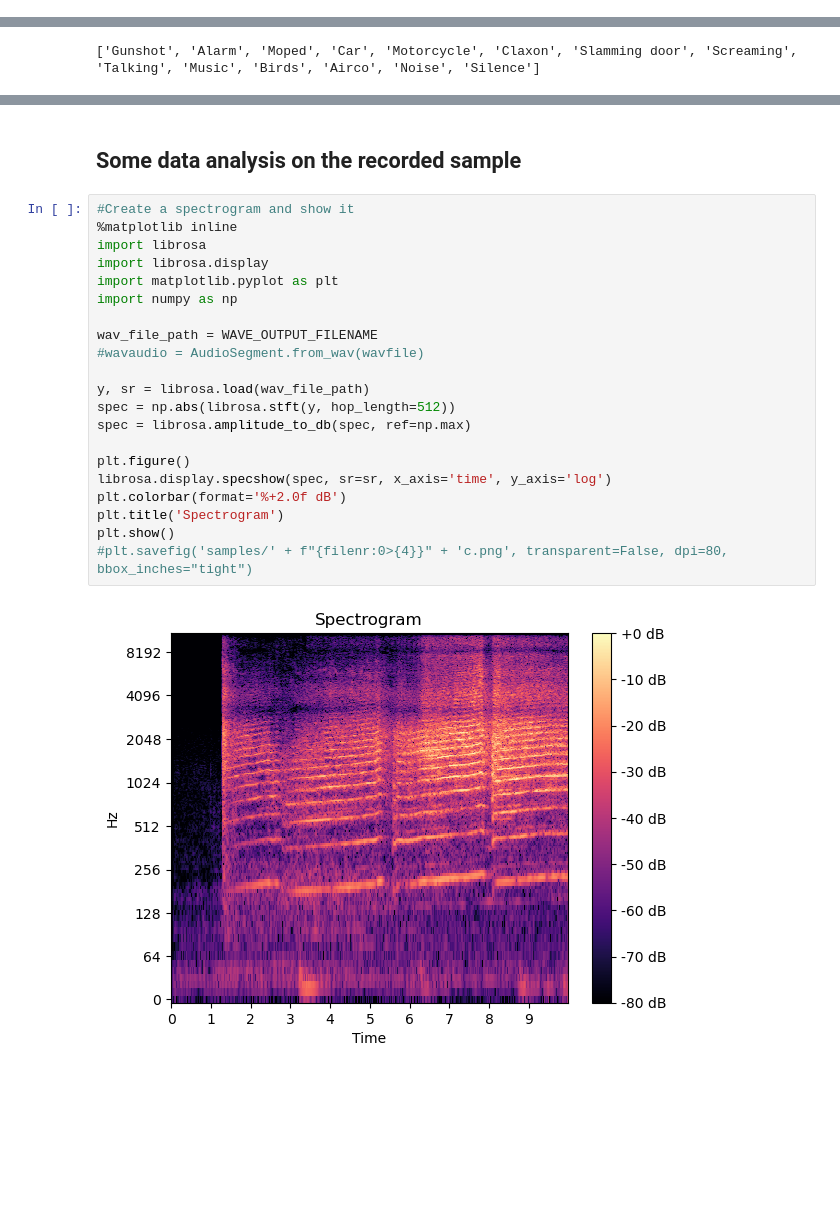
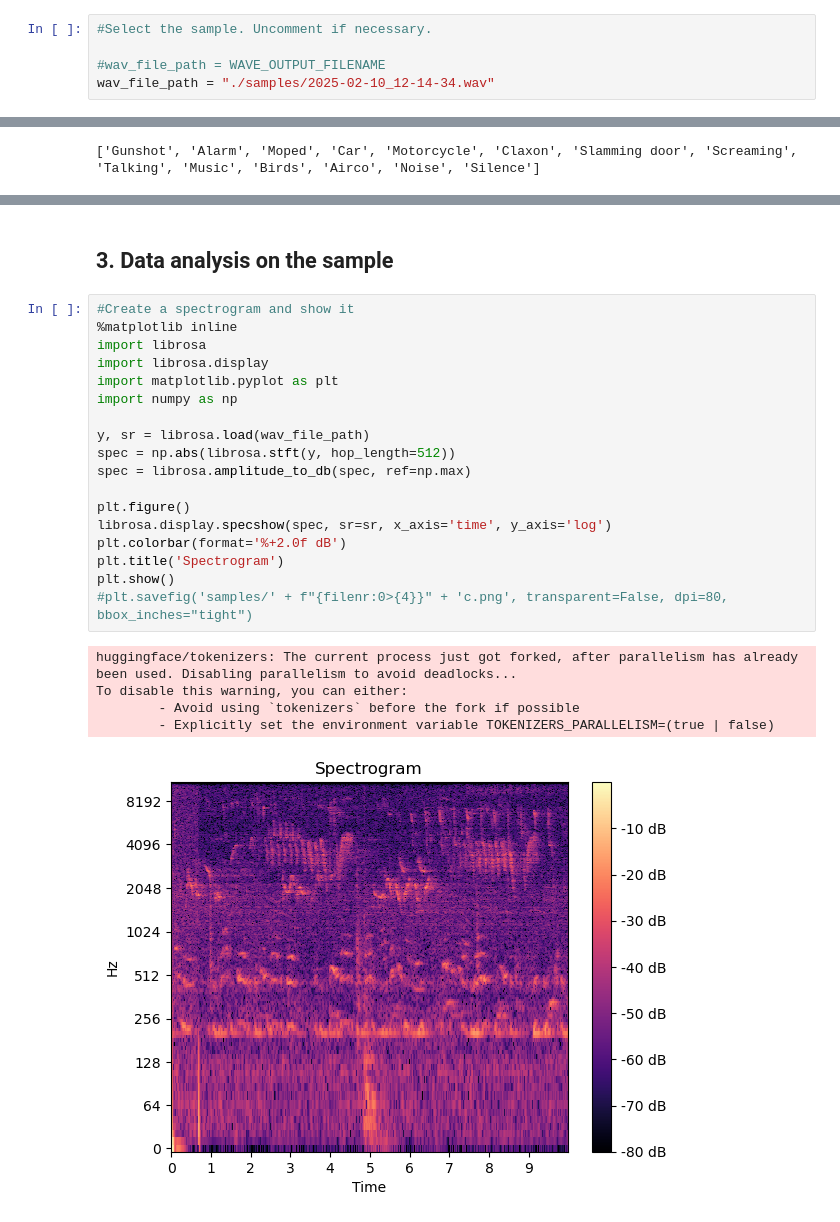
Before and after one commit to MichielBontenbal/run_CLAP, a Jupyter notebook: UrbanSounds_audio_pipeline.ipynb, the cells around one changed output, grey strips where cells are left out. Saved outputs shown, nothing was run; the diff lists cells and outputs as text; blank space fills up the shorter version.

```diff
--- a/UrbanSounds_audio_pipeline.ipynb
+++ b/UrbanSounds_audio_pipeline.ipynb
@@ -173,3 +147,8 @@ Sample Rate: 48000
+# %%
+#Select the sample. Uncomment if necessary.
+
+#wav_file_path = WAVE_OUTPUT_FILENAME
+wav_file_path = "./samples/2025-02-10_12-14-34.wav"
 # %%
 # With the similarity search approach of CLAP we can now use a whole range of labels
 labels_list =['Gunshot', 'Alarm', 'Moped', 'Car', 'Motorcycle', 'Claxon', 'Slamming door', 'Screaming', 'Talking','Music', 'Birds', 'Airco', 'Noise', 'Silence']
@@ -203,28 +199,29 @@ Third result is Motorcycle: 0.16916221380233765
 # %% [markdown]
-## Some data analysis on the recorded sample
+## 3. Data analysis on the sample
 # %%
 #Create a spectrogram and show it
 %matplotlib inline
 import librosa
 import librosa.display
 import matplotlib.pyplot as plt
 import numpy as np
-
-wav_file_path = WAVE_OUTPUT_FILENAME
-#wavaudio = AudioSegment.from_wav(wavfile)
 
 y, sr = librosa.load(wav_file_path)
 spec = np.abs(librosa.stft(y, hop_length=512))
 spec = librosa.amplitude_to_db(spec, ref=np.max)
 
 plt.figure()
 librosa.display.specshow(spec, sr=sr, x_axis='time', y_axis='log')
 plt.colorbar(format='%+2.0f dB')
 plt.title('Spectrogram')
 plt.show()
 #plt.savefig('samples/' + f"{filenr:0>{4}}" + 'c.png', transparent=False, dpi=80, bbox_inches="tight")
 # %% [output]
+huggingface/tokenizers: The current process just got forked, after parallelism has already been used. Disabling parallelism to avoid deadlocks...
+To disable this warning, you can either:
+        - Avoid using `tokenizers` before the fork if possible
+        - Explicitly set the environment variable TOKENIZERS_PARALLELISM=(true | false)
-[figure, old version]
+[figure, new version]
 # %%
 #Show numpy Peak-to-Peak
 import numpy as np
```
Also changed, not shown: parts of 7 cells of this notebook.
